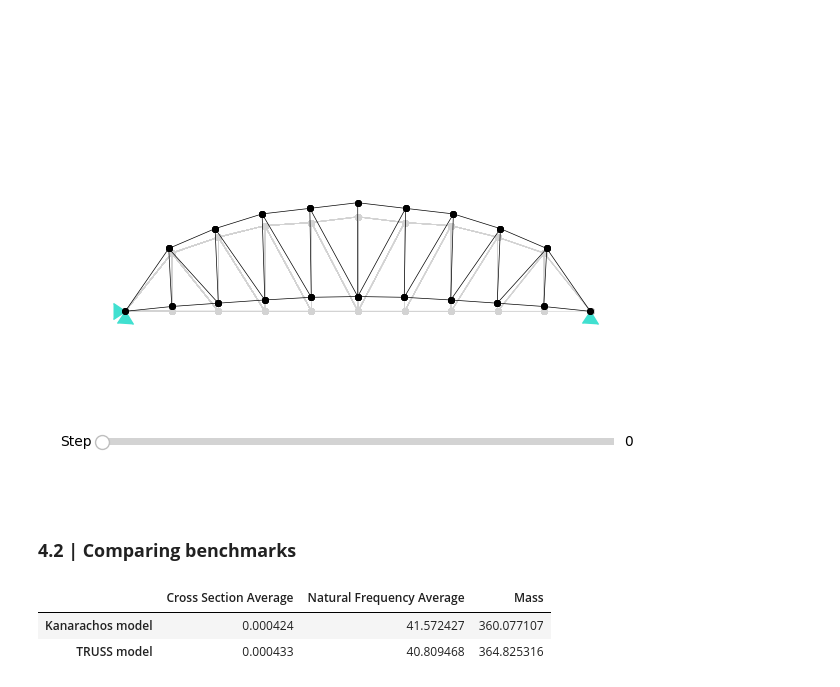
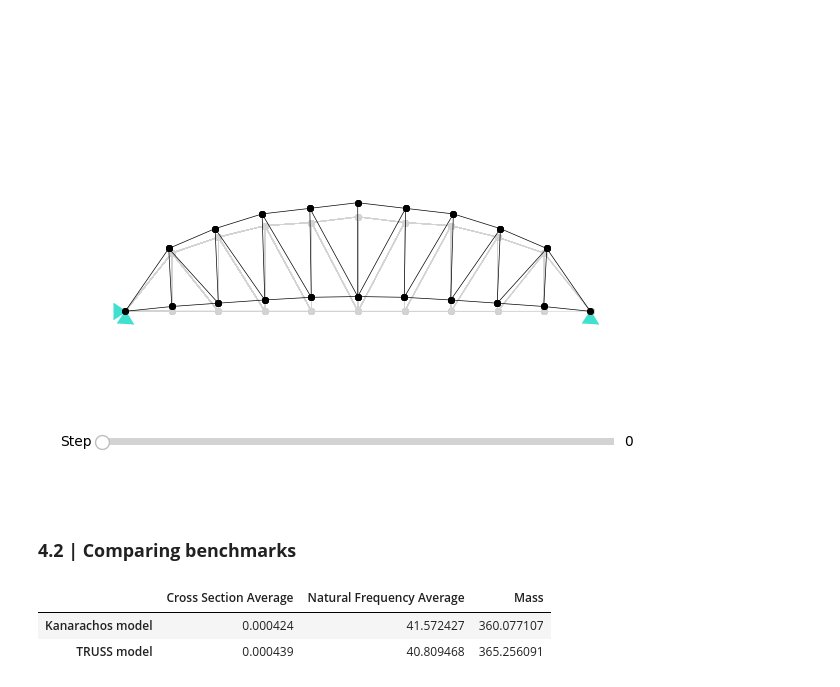
Before and after one commit to JavFuertes/TRUSS, a Jupyter notebook: TRUSS.ipynb, the cells around one changed output. Drawn from its saved outputs; the diff is of its cells as text; code cells hidden in the pictures.

```diff
--- a/TRUSS.ipynb
+++ b/TRUSS.ipynb
@@ -477,6 +475,7 @@ https://scikit-learn.org/stable/model_persistence.html#security-maintainability-
 The following figure illustrates the explored truss shapes  by the bayesian optimiser in its convergence path. As a note, it can be seen that the lowest mass and the deemed best solution in the following code cells is not neccessarily the solution with the lowest loss function. This illustrates how there can still be improvements made to the loss function.
 # %%
 total_loss = TRUSSDummy.state["monitor_df"]["Total Loss"]
+TRUSSDummy.config["write_file_path"] = '../TRUSS1/truss_bridge/data/@TRUSS/visualisation'
 fig = loss_function_figure(total_loss)
 
 layout={
@@ -491,11 +490,11 @@ app = Dash(__name__)
 app.layout = html.Div([
     html.Div([
         dcc.Graph(id='truss-layout', figure=go.Figure()),
-    ], style={'display': 'inline-block', 'width': '60%'}),
+    ], style={'display': 'inline-block', 'width': '66%'}),
 
     html.Div([
         dcc.Graph(id='loss-function', figure=fig),
-    ], style={'display': 'inline-block', 'width': '40%'}),
+    ], style={'display': 'inline-block', 'width': '33%'}),
 ], style={'width': '1800px'})
 
 @app.callback(
@@ -747,7 +731,7 @@ fig.show()
 # %%
 # ----------------------------- KANARACHOS TRUSS ---------------------------- #
 %matplotlib widget
-read_file_path = write_file_path =  '../truss_bridge/data'
+read_file_path = write_file_path =  '../TRUSS1/truss_bridge/data'
 
 path_pro = os.path.normpath(os.path.join(read_file_path, 'bridge_frequency_kr.pro'))
 props = pu.parse_file(path_pro)
@@ -760,7 +744,7 @@ trap = io.StringIO()
 with redirect_stdout(trap):
     globdat = main.jive(props)
 # ------------------------ Initiate a Karnachos obect ------------------------ #
-read_file_path = '../truss_bridge/data'
+read_file_path = '../TRUSS1/truss_bridge/data'
 read_file = 'bridge_kanarachos.geom'
 write_file_path =  None
 write_file = None
@@ -796,32 +780,32 @@ TRUSSDummy.Write_call_state(X_init_single)
 # %% [markdown]
 ### <strong> 4.2 | Comparing benchmarks </strong>
 # %%
-mask = TRUSS1.state["monitor_df"]["Natural Frequencies"][:].apply(lambda x: (x >= TRUSS1.config["freq_constraints"]).all())
-ind = TRUSS1.state["monitor_df"][mask]["Mass of Truss"].idxmin()
+mask = TRUSSDummy.state["monitor_df"]["Natural Frequencies"][:].apply(lambda x: (x >= TRUSS1.config["freq_constraints"]).all())
+ind = TRUSSDummy.state["monitor_df"][mask]["Mass of Truss"].idxmin()
 # ----------------------------------- Data ----------------------------------- #
-TR_cs = TRUSS1.state["cross_sections"].numpy()
+TR_cs = TRUSSDummy.state["cross_sections"]
 KN_cs = TRUSSKN.state["cross_sections"]
 
-TR_m = TRUSS1.mass_truss(TR_cs, TRUSS1.state["y_coordinates"][::2][1:6])
+TR_m = TRUSSDummy.mass_truss(TR_cs, TRUSSDummy.state["y_coordinates"][::2][1:6])
 KN_m = TRUSSKN.mass_truss(KN_cs, TRUSSKN.state["y_coordinates"][::2][1:6])
 
 NFK = globdat[gn.EIGENFREQS][0:3]/2/np.pi
-NFTR = TRUSS1.state["monitor_df"]["Natural Frequencies"][ind]
+NFTR = TRUSSDummy.state["monitor_df"]["Natural Frequencies"][ind]
 
 data = {
     'Model': ['Kanarachos model', 'TRUSS model'],
     'Cross Section Average': [KN_cs.mean(), TR_cs.mean()],
     'Natural Frequency Average': [np.mean(NFTR), np.mean(NFK)],
     'Mass': [KN_m, TR_m]
 }
 basic_comp = pd.DataFrame(data)
 basic_comp.set_index('Model', inplace=True)
 basic_comp.index.name = None
 basic_comp
 # %% [output]
 |  | Cross Section Average | Natural Frequency Average | Mass |
 | Kanarachos model | 0.000424 | 41.572427 | 360.077107 |
-| TRUSS model | 0.000433 | 40.809468 | 364.825316 |
+| TRUSS model | 0.000439 | 40.809468 | 365.256091 |
 # %%
 max_cross_sections = max(np.max(TR_cs), np.max(KN_cs))
 normalized_cross_sections_model1 = TR_cs / max_cross_sections
```
Also changed, not shown: parts of 4 cells of this notebook, 4 other files.
